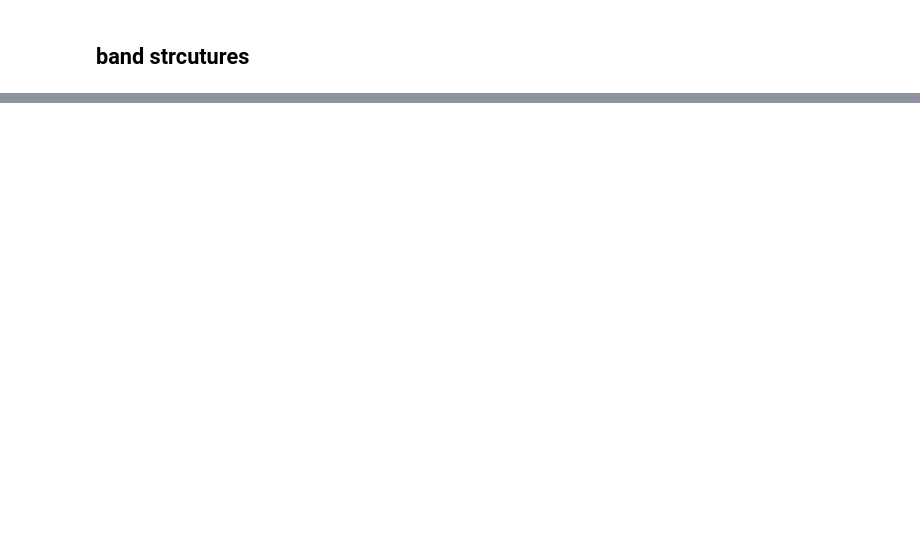
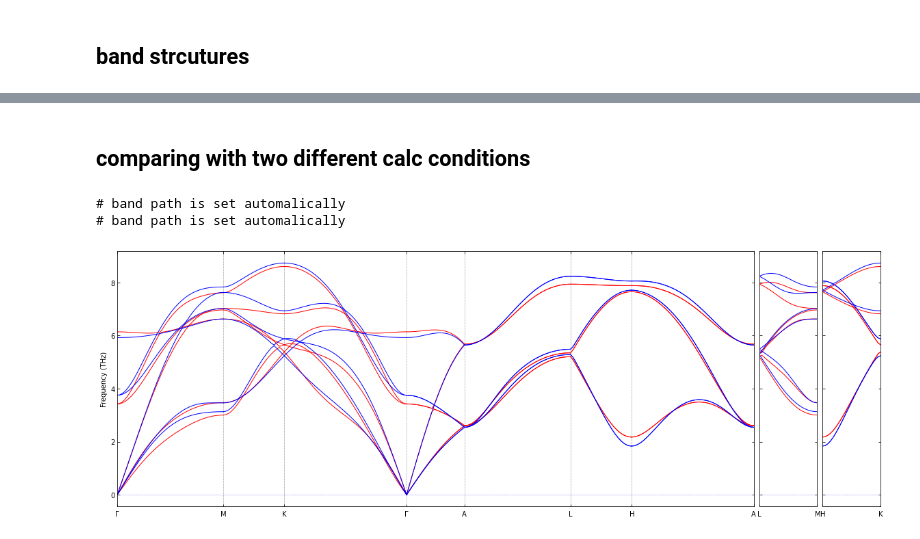
Before and after one commit to kei0822kei/aiidaplus, a Jupyter notebook: jupyter/shear.ipynb, the cells around one changed output, grey strips where cells are left out. Cells and saved outputs as stored; diff of their text form; code cells hidden in the pictures; blank space fills up the shorter version.

```diff
--- a/jupyter/shear.ipynb
+++ b/jupyter/shear.ipynb
@@ -452,0 +168,11 @@ array([[ 2.89352856,  0.        ,  0.        ],
+# %% [markdown]
+## comparing with two different calc conditions
+# %%
+fig = plt.figure(figsize=(20,9))
+bands_plot(fig=fig,
+           phonons=[shear_phonons[0][0], shear_phonons[1][0]],
+           is_auto=True)
+# %% [output]
+# band path is set automalically
+# band path is set automalically
+[figure, added]
```
Also changed, not shown: parts of 45 cells of this notebook, 1 other file.
